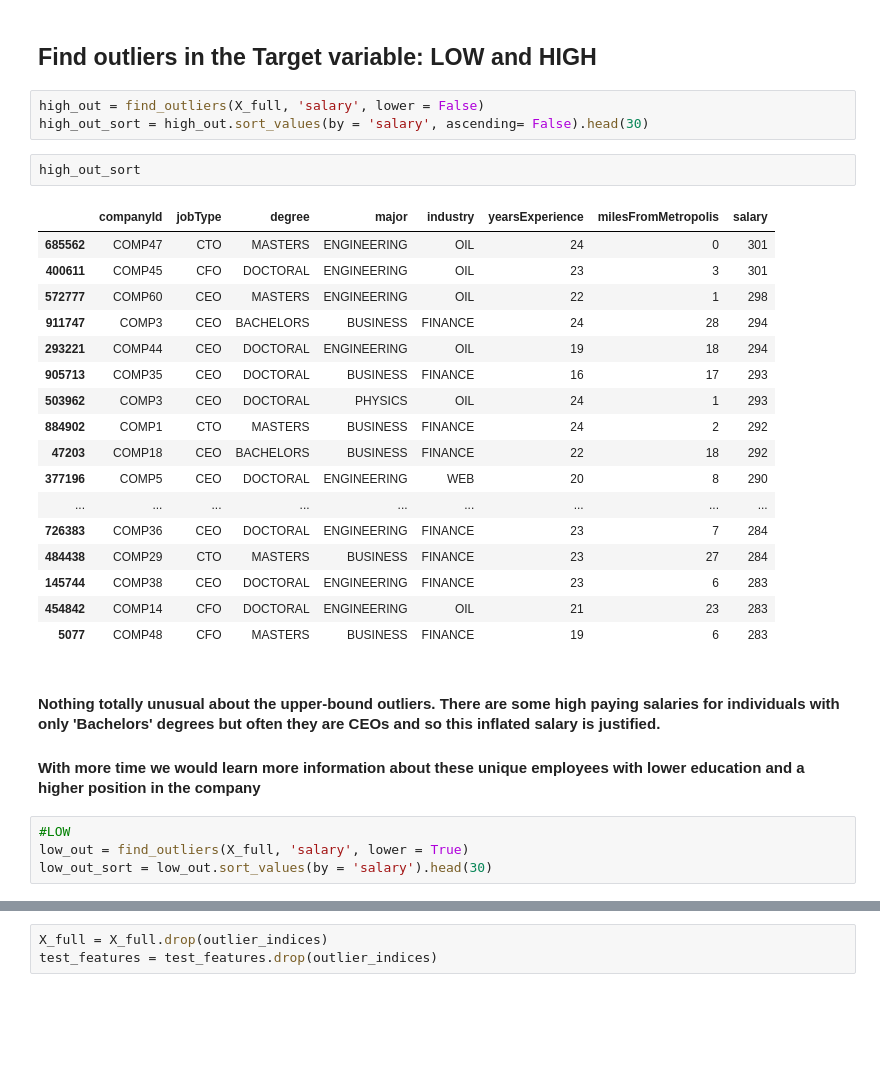
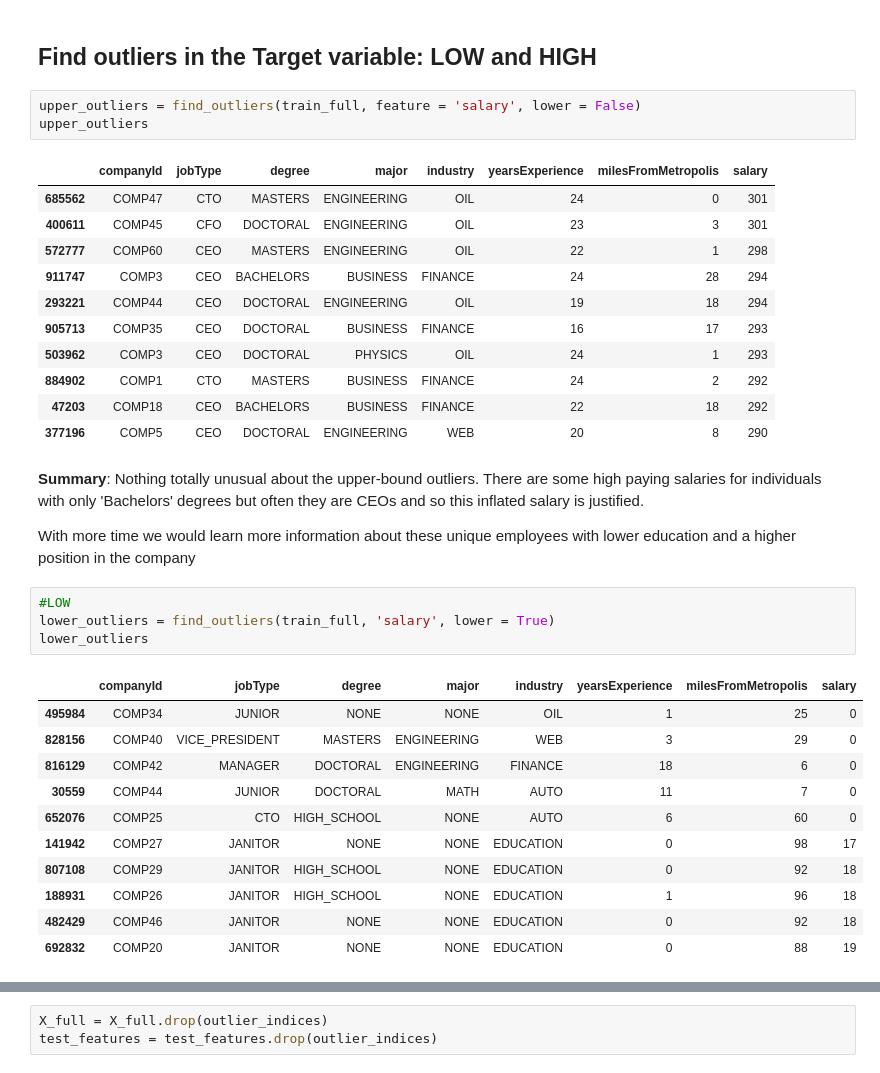
Before and after one commit to siddley1001/SalaryPrediction, a Jupyter notebook: Exploratory Data Analysis (EDA).ipynb, the cells around one changed output, grey strips where cells are left out. Saved outputs shown, nothing was run; the diff lists cells and outputs as text; blank space fills up the shorter version.

```diff
--- a/Exploratory Data Analysis (EDA).ipynb
+++ b/Exploratory Data Analysis (EDA).ipynb
@@ -185,33 +213,38 @@ See the caveats in the documentation: https://pandas.pydata.org/pandas-docs/stab
 X_full = pd.merge(OH_cat,numeric, on = 'id')
 # %% [markdown]
 ## Find outliers in the Target variable: LOW and HIGH
-# %%
-high_out = find_outliers(X_full, 'salary', lower = False)
-high_out_sort = high_out.sort_values(by = 'salary', ascending= False).head(30)
-# %%
-high_out_sort
-# %% [output]
-|  | companyId | jobType | degree | major | industry | yearsExperience | milesFromMetropolis | salary |
-| 685562 | COMP47 | CTO | MASTERS | ENGINEERING | OIL | 24 | 0 | 301 |
-| 400611 | COMP45 | CFO | DOCTORAL | ENGINEERING | OIL | 23 | 3 | 301 |
-| 572777 | COMP60 | CEO | MASTERS | ENGINEERING | OIL | 22 | 1 | 298 |
-| 911747 | COMP3 | CEO | BACHELORS | BUSINESS | FINANCE | 24 | 28 | 294 |
-| 293221 | COMP44 | CEO | DOCTORAL | ENGINEERING | OIL | 19 | 18 | 294 |
-| 905713 | COMP35 | CEO | DOCTORAL | BUSINESS | FINANCE | 16 | 17 | 293 |
-| 503962 | COMP3 | CEO | DOCTORAL | PHYSICS | OIL | 24 | 1 | 293 |
-| 884902 | COMP1 | CTO | MASTERS | BUSINESS | FINANCE | 24 | 2 | 292 |
-| 47203 | COMP18 | CEO | BACHELORS | BUSINESS | FINANCE | 22 | 18 | 292 |
-| 377196 | COMP5 | CEO | DOCTORAL | ENGINEERING | WEB | 20 | 8 | 290 |
-| ... | ... | ... | ... | ... | ... | ... | ... | ... |
-| 726383 | COMP36 | CEO | DOCTORAL | ENGINEERING | FINANCE | 23 | 7 | 284 |
-| 484438 | COMP29 | CTO | MASTERS | BUSINESS | FINANCE | 23 | 27 | 284 |
-| 145744 | COMP38 | CEO | DOCTORAL | ENGINEERING | FINANCE | 23 | 6 | 283 |
-| 454842 | COMP14 | CFO | DOCTORAL | ENGINEERING | OIL | 21 | 23 | 283 |
-| 5077 | COMP48 | CFO | MASTERS | BUSINESS | FINANCE | 19 | 6 | 283 |
+# %%
+upper_outliers = find_outliers(train_full, feature = 'salary', lower = False)
+upper_outliers
+# %% [output]
+|  | companyId | jobType | degree | major | industry | yearsExperience | milesFromMetropolis | salary |
+| 685562 | COMP47 | CTO | MASTERS | ENGINEERING | OIL | 24 | 0 | 301 |
+| 400611 | COMP45 | CFO | DOCTORAL | ENGINEERING | OIL | 23 | 3 | 301 |
+| 572777 | COMP60 | CEO | MASTERS | ENGINEERING | OIL | 22 | 1 | 298 |
+| 911747 | COMP3 | CEO | BACHELORS | BUSINESS | FINANCE | 24 | 28 | 294 |
+| 293221 | COMP44 | CEO | DOCTORAL | ENGINEERING | OIL | 19 | 18 | 294 |
+| 905713 | COMP35 | CEO | DOCTORAL | BUSINESS | FINANCE | 16 | 17 | 293 |
+| 503962 | COMP3 | CEO | DOCTORAL | PHYSICS | OIL | 24 | 1 | 293 |
+| 884902 | COMP1 | CTO | MASTERS | BUSINESS | FINANCE | 24 | 2 | 292 |
+| 47203 | COMP18 | CEO | BACHELORS | BUSINESS | FINANCE | 22 | 18 | 292 |
+| 377196 | COMP5 | CEO | DOCTORAL | ENGINEERING | WEB | 20 | 8 | 290 |
 # %% [markdown]
-#### Nothing totally unusual about the upper-bound outliers. There are some high paying salaries for individuals with only 'Bachelors' degrees but often they are CEOs and so this inflated salary is justified.
-#### With more time we would learn more information about these unique employees with lower education and a higher position in the company
+**Summary**: Nothing totally unusual about the upper-bound outliers. There are some high paying salaries for individuals with only 'Bachelors' degrees but often they are CEOs and so this inflated salary is justified.
+
+With more time we would learn more information about these unique employees with lower education and a higher position in the company
 # %%
 #LOW
-low_out = find_outliers(X_full, 'salary', lower = True)
-low_out_sort = low_out.sort_values(by = 'salary').head(30)
+lower_outliers = find_outliers(train_full, 'salary', lower = True)
+lower_outliers
+# %% [output]
+|  | companyId | jobType | degree | major | industry | yearsExperience | milesFromMetropolis | salary |
+| 495984 | COMP34 | JUNIOR | NONE | NONE | OIL | 1 | 25 | 0 |
+| 828156 | COMP40 | VICE_PRESIDENT | MASTERS | ENGINEERING | WEB | 3 | 29 | 0 |
+| 816129 | COMP42 | MANAGER | DOCTORAL | ENGINEERING | FINANCE | 18 | 6 | 0 |
+| 30559 | COMP44 | JUNIOR | DOCTORAL | MATH | AUTO | 11 | 7 | 0 |
+| 652076 | COMP25 | CTO | HIGH_SCHOOL | NONE | AUTO | 6 | 60 | 0 |
+| 141942 | COMP27 | JANITOR | NONE | NONE | EDUCATION | 0 | 98 | 17 |
+| 807108 | COMP29 | JANITOR | HIGH_SCHOOL | NONE | EDUCATION | 0 | 92 | 18 |
+| 188931 | COMP26 | JANITOR | HIGH_SCHOOL | NONE | EDUCATION | 1 | 96 | 18 |
+| 482429 | COMP46 | JANITOR | NONE | NONE | EDUCATION | 0 | 92 | 18 |
+| 692832 | COMP20 | JANITOR | NONE | NONE | EDUCATION | 0 | 88 | 19 |
```
Also changed, not shown: parts of 18 cells of this notebook.
